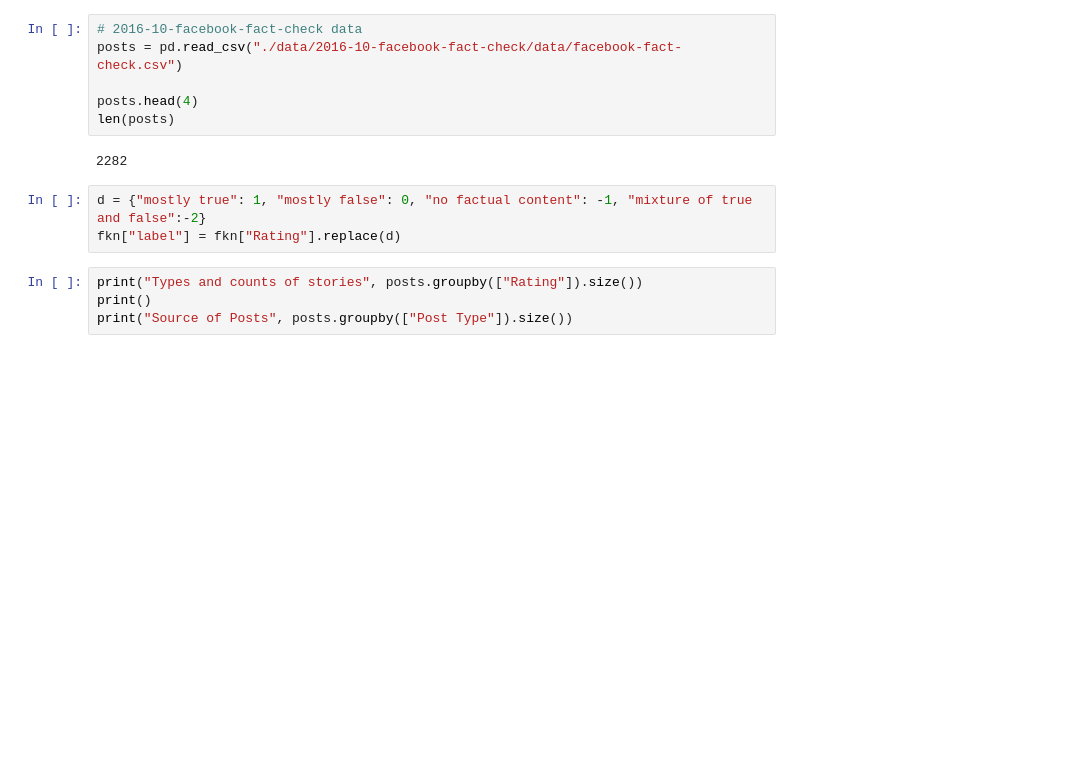
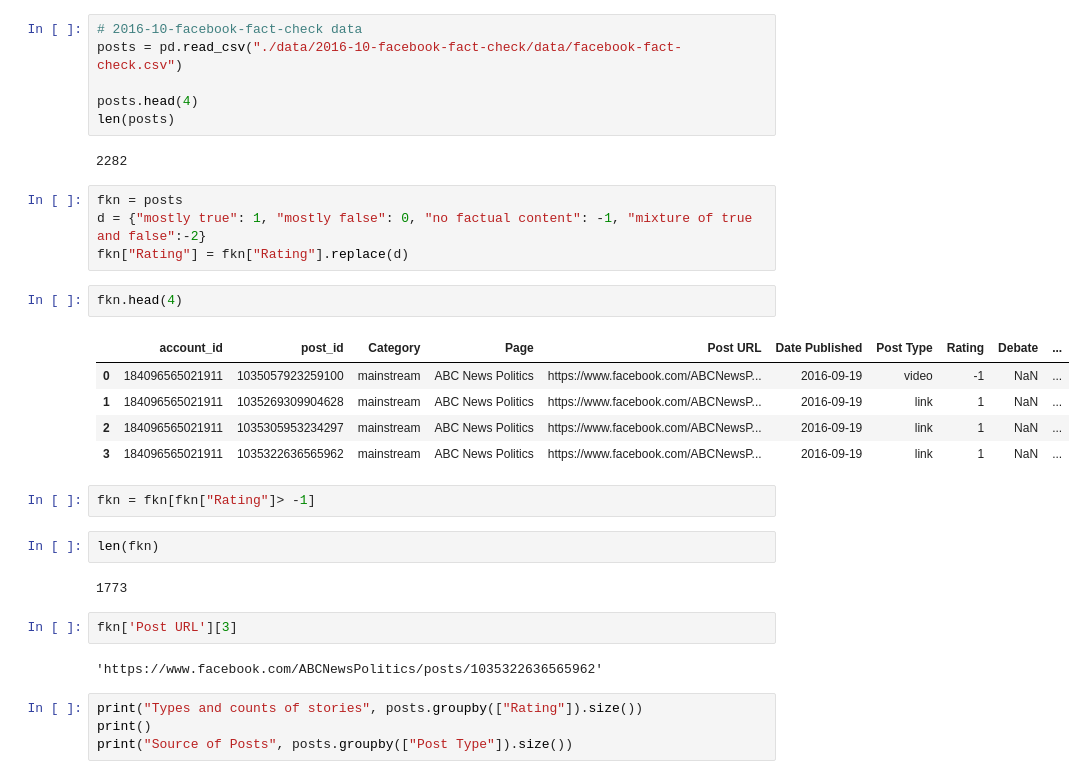
Before and after one commit to s6juncheng/AI_hackthon, a Jupyter notebook: notbooks/YYCnote.ipynb, the cells around one changed output. Saved outputs shown, nothing was run; the diff lists cells and outputs as text; blank space fills up the shorter version.

```diff
--- a/notbooks/YYCnote.ipynb
+++ b/notbooks/YYCnote.ipynb
@@ -18,8 +18,27 @@ len(posts)
 # %% [output]
 2282
 # %%
+fkn = posts
 d = {"mostly true": 1, "mostly false": 0, "no factual content": -1, "mixture of true and false":-2}
-fkn["label"] = fkn["Rating"].replace(d)
+fkn["Rating"] = fkn["Rating"].replace(d)
+# %%
+fkn.head(4)
+# %% [output]
+|  | account_id | post_id | Category | Page | Post URL | Date Published | Post Type | Rating | Debate | ... |
+| 0 | 184096565021911 | 1035057923259100 | mainstream | ABC News Politics | https://www.facebook.com/ABCNewsP... | 2016-09-19 | video | -1 | NaN | ... |
+| 1 | 184096565021911 | 1035269309904628 | mainstream | ABC News Politics | https://www.facebook.com/ABCNewsP... | 2016-09-19 | link | 1 | NaN | ... |
+| 2 | 184096565021911 | 1035305953234297 | mainstream | ABC News Politics | https://www.facebook.com/ABCNewsP... | 2016-09-19 | link | 1 | NaN | ... |
+| 3 | 184096565021911 | 1035322636565962 | mainstream | ABC News Politics | https://www.facebook.com/ABCNewsP... | 2016-09-19 | link | 1 | NaN | ... |
+# %%
+fkn = fkn[fkn["Rating"]> -1]
+# %%
+len(fkn)
+# %% [output]
+1773
+# %%
+fkn['Post URL'][3]
+# %% [output]
+'https://www.facebook.com/ABCNewsPolitics/posts/1035322636565962'
 # %%
 print("Types and counts of stories", posts.groupby(["Rating"]).size())
 print()
```
Also changed, not shown: 3 other files.
